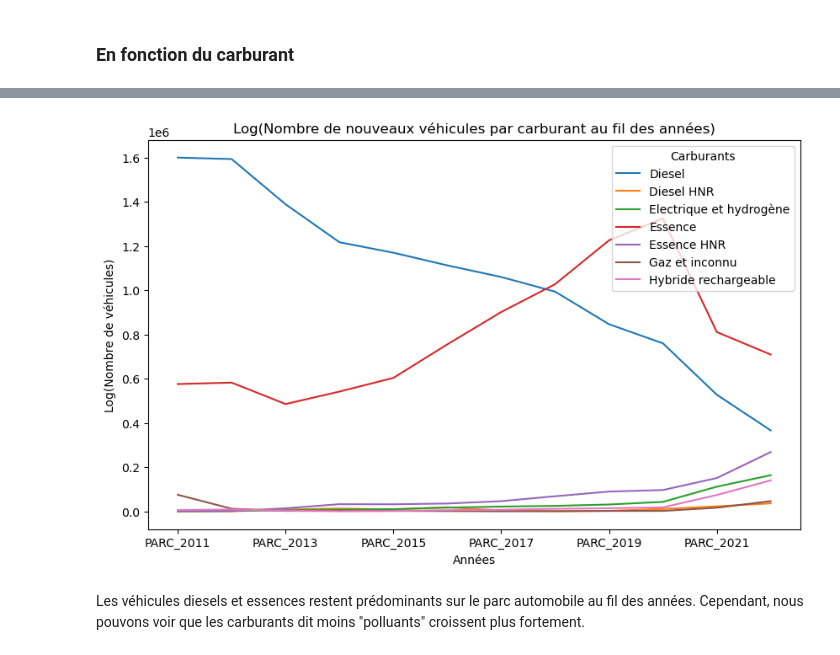
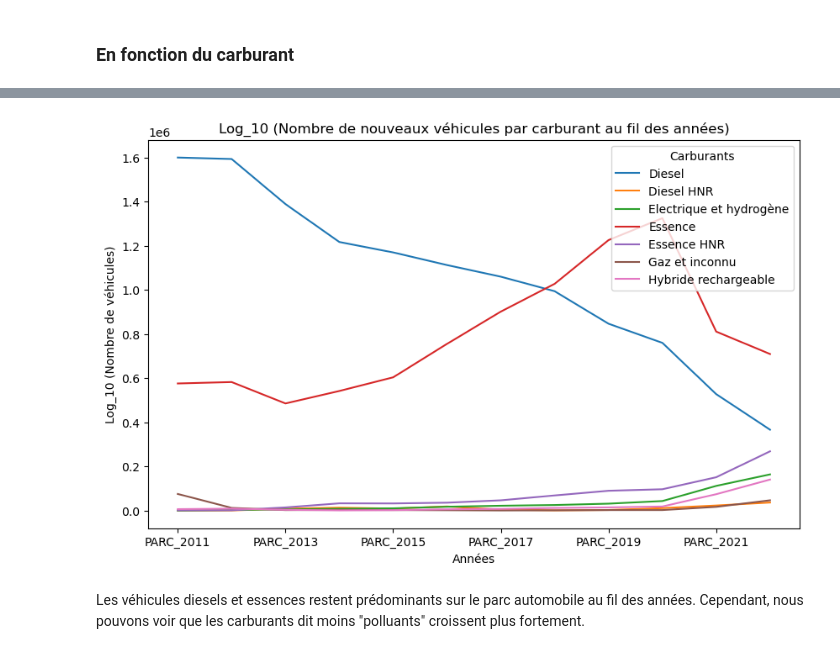
Before and after one commit to TheoLBTN/Projet-Python, a Jupyter notebook: Stat_descriptivesV2.ipynb, the cells around one changed output, grey strips where cells are left out. Saved outputs shown, nothing was run; the diff lists cells and outputs as text; code cells hidden in the pictures.

```diff
--- a/Stat_descriptivesV2.ipynb
+++ b/Stat_descriptivesV2.ipynb
@@ -10,6 +11,9 @@ import seaborn as sns
 # Variables utiles durant tout le notebook
 variables = ['PARC_2011','PARC_2012','PARC_2013','PARC_2014','PARC_2015','PARC_2016','PARC_2017','PARC_2018','PARC_2019','PARC_2020','PARC_2021','PARC_2022']
 Années = [2011,2012,2013,2014,2015,2016,2017,2018,2019,2020,2021,2022]
+# %%
+def log10p(x):
+    return(np.log1p(x)/np.log(10))
 # %% [markdown]
 # Base de données
 # %% [markdown]
@@ -260,7 +262,7 @@ data_neuf.groupby(['CRITAIR'])[variables].sum()
 | Non classé | 1321 | 1002 | 614 | 154 | 100 | 8 | 0 | 1 | 0 | ... |
 # %%
 df_critair=data_neuf.groupby(['CRITAIR'])[variables].sum().reset_index()
-df_critair[variables]=np.log1p(df_critair[variables]) #passage au log (1+x) de nos données pour mettre en évidence petites valeurs
+df_critair[variables]=log10p(df_critair[variables]) #passage au log (1+x) de nos données pour mettre en évidence petites valeurs
 
 # Sélection des colonnes avec les années
 annees = variables
@@ -273,9 +275,9 @@ donnees_transposees = donnees_agroupees.T
 
 # Graphique pour chaque classe de véhicules
 donnees_transposees.plot(kind='line', figsize=(10, 6))
-plt.title("Log(Nombre de nouveaux véhicules par Crit'air au fil des années)")
+plt.title("Log_10 (Nombre de nouveaux véhicules par Crit'air au fil des années) (log_10")
 plt.xlabel('Années')
-plt.ylabel('Log(Nombre de véhicules)')
+plt.ylabel('Log_10 (Nombre de véhicules)')
 plt.legend(title="Crit'air")
 plt.show()
 # %% [output]
@@ -298,25 +300,25 @@ data_neuf.groupby(['CARBURANT'])[variables].sum()
 | Hybride rechargeable | 6463 | 8799 | 3547 | 821 | 1982 | 5740 | 7548 | 11823 | 14469 | ... |
 # %%
 df_carburant=data_neuf.groupby(['CARBURANT'])[variables].sum().reset_index()
-df_critair[variables]=np.log1p(df_critair[variables]) #passage au log (1+x) de nos données
+df_critair[variables]=log10p(df_critair[variables]) #passage au log (1+x) de nos données
 
 annees = variables
 
 # Groupby des données par classe et somme des véhicules pour chaque année
 donnees_agroupees = df_carburant.groupby('CARBURANT')[annees].sum()
 
 # Transposition des données pour les avoir sous une forme plus adéquate pour le tracé
 donnees_transposees = donnees_agroupees.T
 
 # Graphique pour chaque classe de carburants
 donnees_transposees.plot(kind='line', figsize=(10, 6))
-plt.title("Log(Nombre de nouveaux véhicules par carburant au fil des années)")
+plt.title("Log_10 (Nombre de nouveaux véhicules par carburant au fil des années)")
 plt.xlabel('Années')
-plt.ylabel('Log(Nombre de véhicules)')
+plt.ylabel('Log_10 (Nombre de véhicules)')
 plt.legend(title="Carburants")
 plt.show()
 # %% [output]
-[figure, old version]
+[figure, new version]
 # %% [markdown]
 Les véhicules diesels et essences restent prédominants sur le parc automobile au fil des années. Cependant, nous pouvons voir que les carburants dit moins "polluants" croissent plus fortement.
 # %% [markdown]
```
Also changed, not shown: parts of 7 cells of this notebook, 1 other file.
